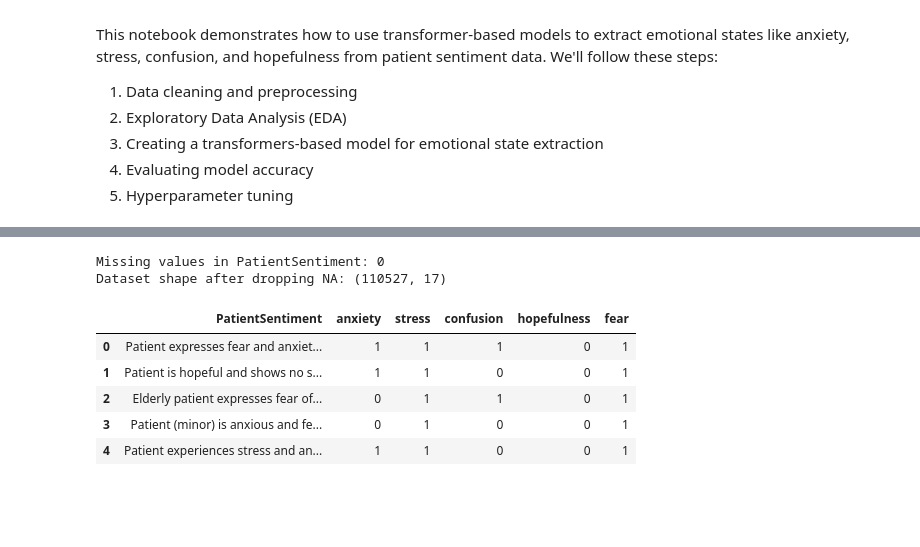
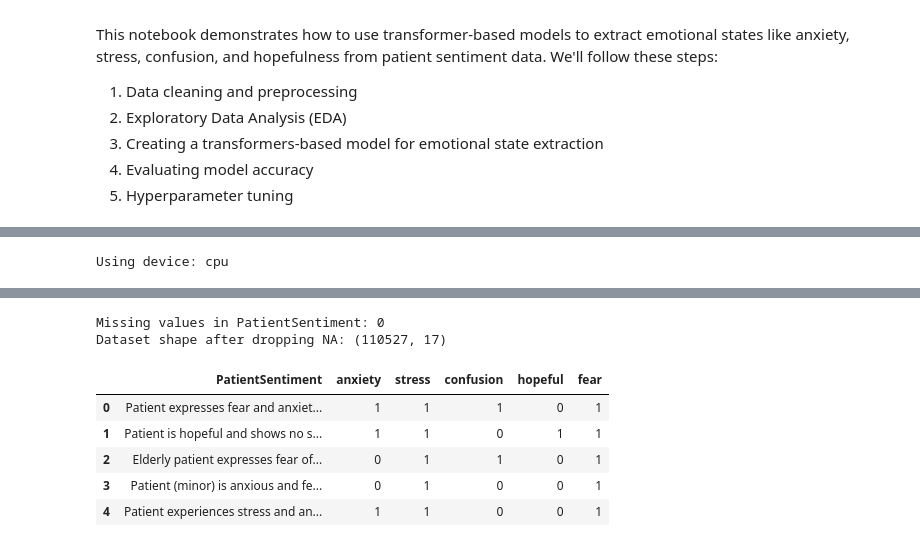
Before and after one commit to Kvnhooman/Final-Project-4-3, a Jupyter notebook: transformers/transformers.ipynb, the cells around one changed output, grey strips where cells are left out. Drawn from its saved outputs; the diff is of its cells as text; code cells hidden in the pictures; blank space fills up the shorter version.

```diff
--- a/transformers/transformers.ipynb
+++ b/transformers/transformers.ipynb
@@ -36,3 +105,14 @@ Using device: cpu
+# %%
+# Set random seed for reproducibility
+seed = 42
+torch.manual_seed(seed)
+np.random.seed(seed)
+
+# Check if GPU is available
+device = torch.device('cuda' if torch.cuda.is_available() else 'cpu')
+print(f"Using device: {device}")
+# %% [output]
+Using device: cpu
 # %%
 # Load the dataset
 df = pd.read_csv('../data/dataset.csv')
@@ -51,26 +131,26 @@ Dataset shape: (110527, 17)
 # %%
 # Check for missing values in the PatientSentiment column
 print(f"Missing values in PatientSentiment: {df['PatientSentiment'].isna().sum()}")
 
 # Filter out rows with missing PatientSentiment
 df = df.dropna(subset=['PatientSentiment'])
 print(f"Dataset shape after dropping NA: {df.shape}")
 
 # Define the emotional states we want to extract
-emotional_states = ['anxiety', 'stress', 'confusion', 'hopefulness', 'fear']
+emotional_states = ['anxiety', 'stress', 'confusion', 'hopeful', 'fear']
 
 # Create target columns for each emotional state
 for emotion in emotional_states:
     df[emotion] = df['PatientSentiment'].str.contains(emotion, case=False).astype(int)
 
 # Display the first few rows with the new emotion columns
 df[['PatientSentiment'] + emotional_states].head()
 # %% [output]
 Missing values in PatientSentiment: 0
 Dataset shape after dropping NA: (110527, 17)
-|  | PatientSentiment | anxiety | stress | confusion | hopefulness | fear |
+|  | PatientSentiment | anxiety | stress | confusion | hopeful | fear |
 | 0 | Patient expresses fear and anxiet... | 1 | 1 | 1 | 0 | 1 |
-| 1 | Patient is hopeful and shows no s... | 1 | 1 | 0 | 0 | 1 |
+| 1 | Patient is hopeful and shows no s... | 1 | 1 | 0 | 1 | 1 |
 | 2 | Elderly patient expresses fear of... | 0 | 1 | 1 | 0 | 1 |
 | 3 | Patient (minor) is anxious and fe... | 0 | 1 | 0 | 0 | 1 |
 | 4 | Patient experiences stress and an... | 1 | 1 | 0 | 0 | 1 |
```
Also changed, not shown: parts of 26 cells of this notebook, 9 other files.
